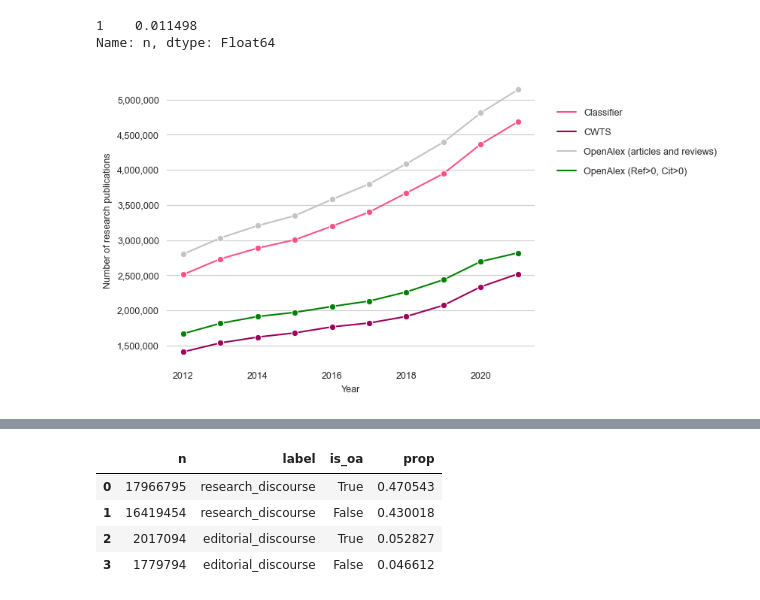
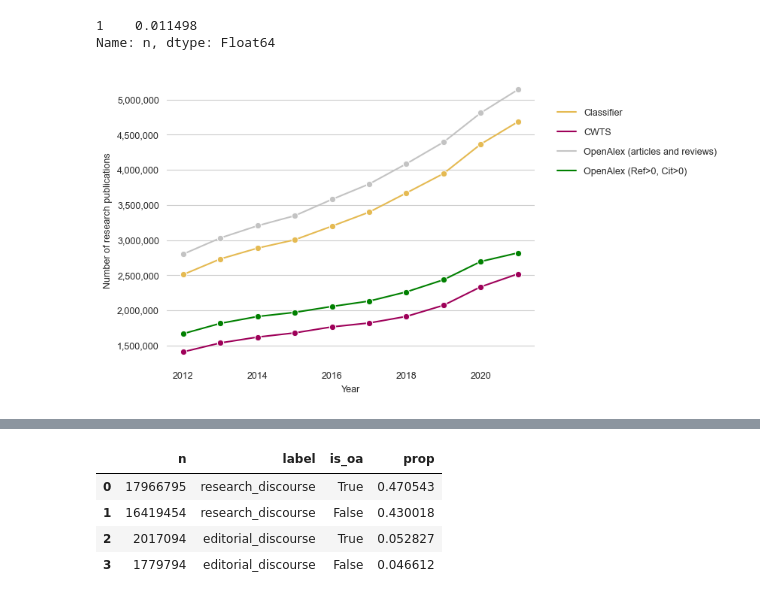
Before and after one commit to naustica/openalex_doctypes, a Jupyter notebook: classifier/review_classifier.ipynb, the cells around one changed output, grey strips where cells are left out. Cells and saved outputs as stored; diff of their text form; code cells hidden in the pictures.

```diff
--- a/classifier/review_classifier.ipynb
+++ b/classifier/review_classifier.ipynb
@@ -139,7 +140,7 @@ plt.box(False)
 sns.lineplot(data=df_doi_2012_2021,
              x='publication_year',
              y='n',
-             color='#fc5185',
+             color='#E5BA52',
              marker='o',
              ax=ax)
 
@@ -153,35 +154,35 @@ sns.lineplot(data=df_cwts_2012_2021,
 sns.lineplot(data=df_oal_2012_2021,
              x='publication_year',
              y='total_n',
              color='#c3c3c3',
              marker='o',
              ax=ax)
 
 sns.lineplot(data=df_oal_2012_2021_baseline,
              x='publication_year',
              y='n',
              color='green',
              marker='o',
              ax=ax)
 
 ax.yaxis.set_major_formatter(mtick.StrMethodFormatter('{x:,.0f}'))
 ax.grid(False, which='both', axis='x')
 ax.set(xlabel='Year', ylabel='Number of research publications')
 
-clas_patch = Line2D([0], [0], color='#fc5185', label='Classifier')
+clas_patch = Line2D([0], [0], color='#E5BA52', label='Classifier')
 cwts_patch = Line2D([0], [0], color='#9e0059', label='CWTS')
 oal_patch = Line2D([0], [0], color='#c3c3c3', label='OpenAlex (articles and reviews)')
 oal_baseline_patch = Line2D([0], [0], color='green', label='OpenAlex (Ref>0, Cit>0)')
 
 lgd = fig.legend(handles=[clas_patch, cwts_patch, oal_patch, oal_baseline_patch], frameon=False,
                  bbox_to_anchor=(1.4, 0.9), labelspacing=1.1)
 
 plt.tight_layout()
 
 plt.show()
 fig.savefig(f'media/oal_cwts_comparison.png', format='png', bbox_inches='tight', dpi=500)
 # %% [output]
-[figure, old version]
+[figure, new version]
 # %%
 df_doi_2012_2021_topic = client.query(f"""
                                        SELECT COUNT(DISTINCT(oal.doi)) AS n, label, primary_topic.domain.display_name AS topic
```
Also changed, not shown: parts of 5 cells of this notebook, 6 other files.
